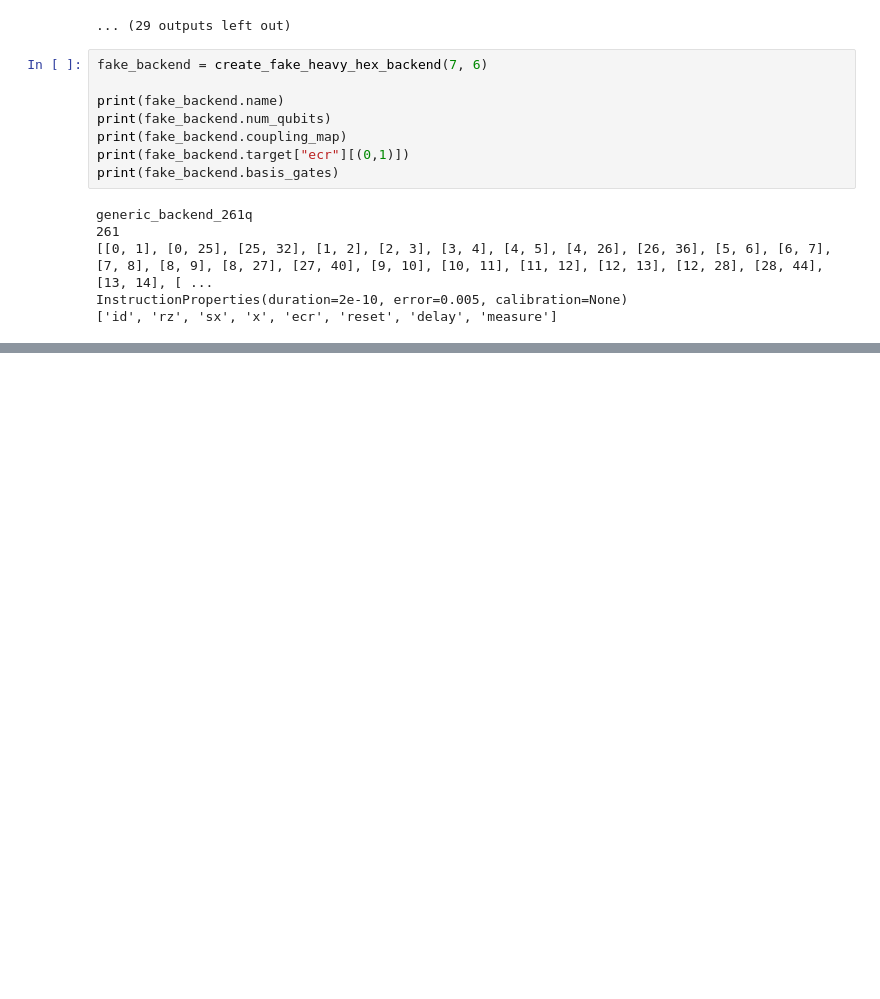
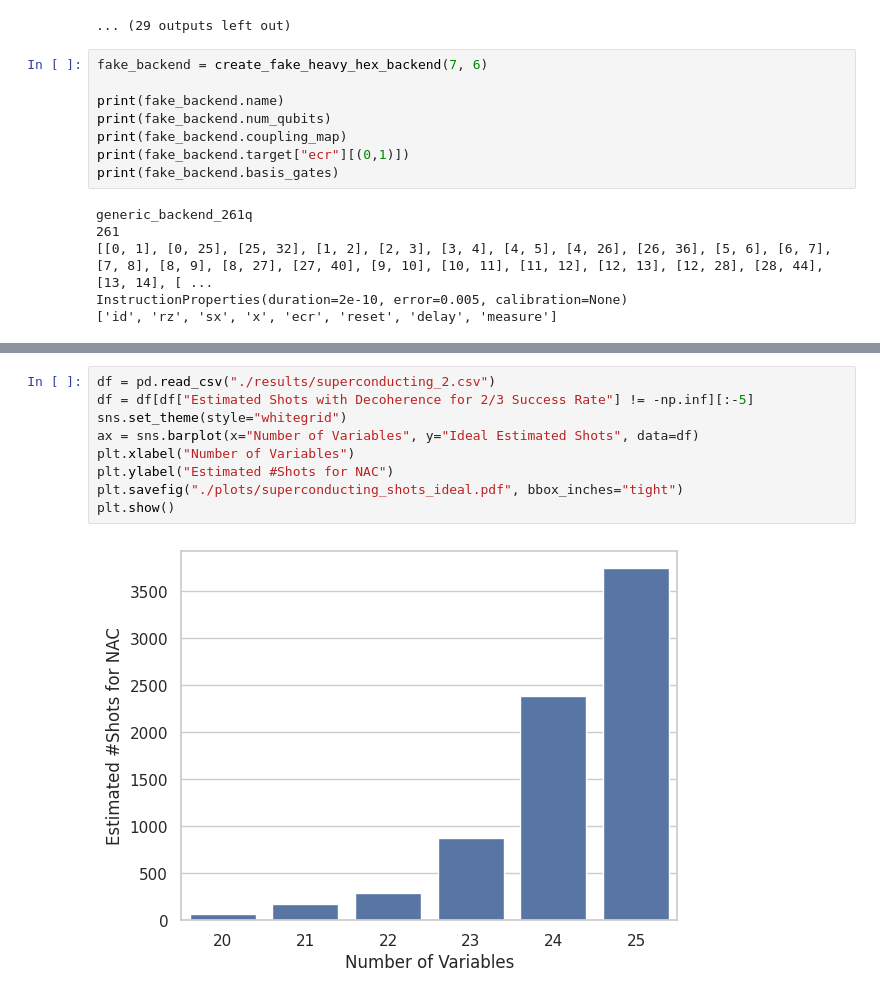
Before and after one commit to oguzcankirmemis/FPQA-MAX3-SAT, a Jupyter notebook: superconducting_experiments.ipynb, the cells around one changed output, grey strips where cells are left out. Cells and saved outputs as stored; diff of their text form; blank space fills up the shorter version.

```diff
--- a/superconducting_experiments.ipynb
+++ b/superconducting_experiments.ipynb
@@ -197,0 +236,11 @@ sns.barplot(
+# %%
+df = pd.read_csv("./results/superconducting_2.csv")
+df = df[df["Estimated Shots with Decoherence for 2/3 Success Rate"] != -np.inf][:-5]
+sns.set_theme(style="whitegrid")
+ax = sns.barplot(x="Number of Variables", y="Ideal Estimated Shots", data=df)
+plt.xlabel("Number of Variables")
+plt.ylabel("Estimated #Shots for NAC")
+plt.savefig("./plots/superconducting_shots_ideal.pdf", bbox_inches="tight")
+plt.show()
+# %% [output]
+[figure, added]
```
Also changed, not shown: parts of 11 cells of this notebook, 45 other files.
